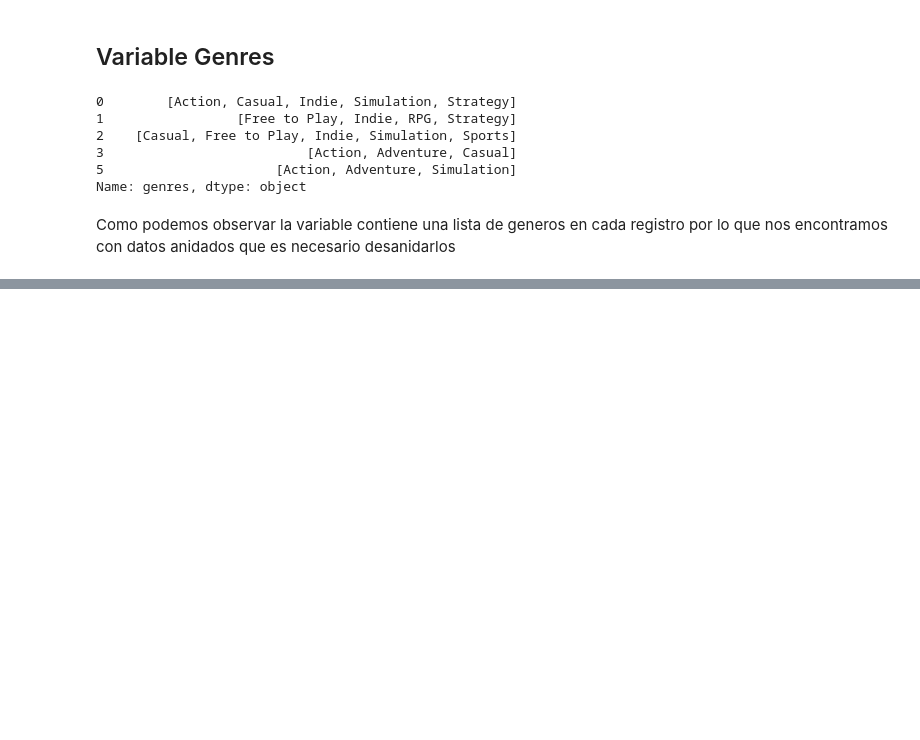
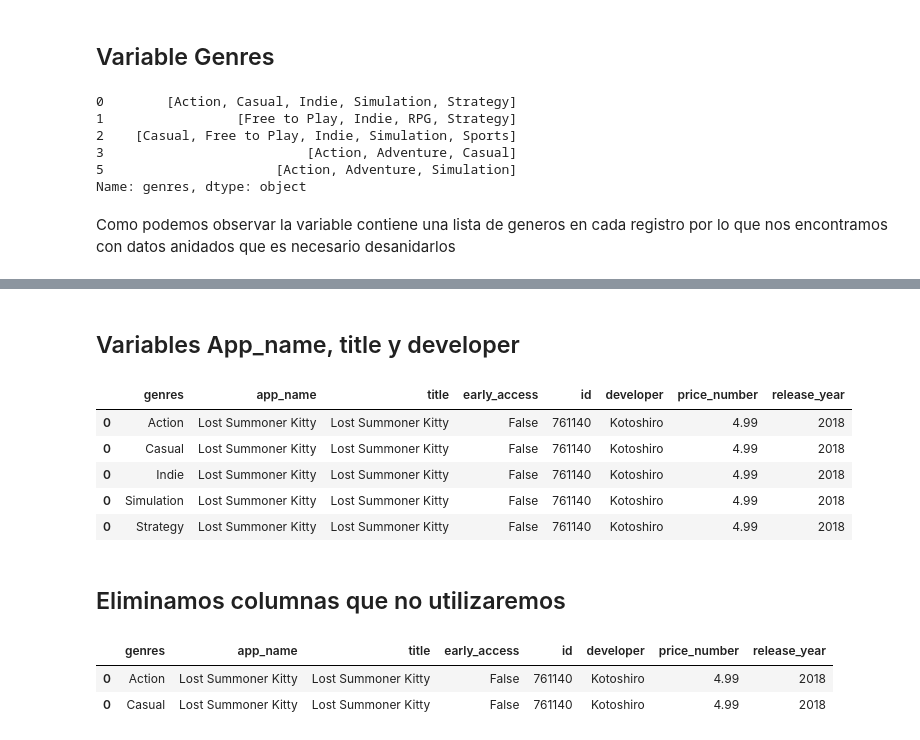
Before and after one commit to ASGuzman/PI_MLOps_Steam, a Jupyter notebook: 01_ETL_Output.ipynb, the cells around one changed output, grey strips where cells are left out. Drawn from its saved outputs; the diff is of its cells as text; code cells hidden in the pictures; blank space fills up the shorter version.

```diff
--- a/01_ETL_Output.ipynb
+++ b/01_ETL_Output.ipynb
@@ -278,3 +278,19 @@ df_output.head()
 | 0 | Kotoshiro | Indie | Lost Summoner Kitty | Lost Summoner Kitty | http://store.steampowered.com/app... | 2018-01-04 | [Strategy, Action, Indie, Casual,... | http://steamcommunity.com/app/761... | [Single-player] | 4.99 | ... |
 | 0 | Kotoshiro | Simulation | Lost Summoner Kitty | Lost Summoner Kitty | http://store.steampowered.com/app... | 2018-01-04 | [Strategy, Action, Indie, Casual,... | http://steamcommunity.com/app/761... | [Single-player] | 4.99 | ... |
 | 0 | Kotoshiro | Strategy | Lost Summoner Kitty | Lost Summoner Kitty | http://store.steampowered.com/app... | 2018-01-04 | [Strategy, Action, Indie, Casual,... | http://steamcommunity.com/app/761... | [Single-player] | 4.99 | ... |
+# %% [markdown]
+## Variables App_name, title y developer
+# %%
+columnas_a_llenar = [ 'app_name', 'title', 'developer']
+df_output[columnas_a_llenar] = df_output[columnas_a_llenar].fillna("Sin datos")
+# %%
+df_output.head()
+# %% [output]
+|  | genres | app_name | title | early_access | id | developer | price_number | release_year |
+| 0 | Action | Lost Summoner Kitty | Lost Summoner Kitty | False | 761140 | Kotoshiro | 4.99 | 2018 |
+| 0 | Casual | Lost Summoner Kitty | Lost Summoner Kitty | False | 761140 | Kotoshiro | 4.99 | 2018 |
+| 0 | Indie | Lost Summoner Kitty | Lost Summoner Kitty | False | 761140 | Kotoshiro | 4.99 | 2018 |
+| 0 | Simulation | Lost Summoner Kitty | Lost Summoner Kitty | False | 761140 | Kotoshiro | 4.99 | 2018 |
+| 0 | Strategy | Lost Summoner Kitty | Lost Summoner Kitty | False | 761140 | Kotoshiro | 4.99 | 2018 |
+# %% [markdown]
+## Eliminamos columnas que no utilizaremos
@@ -280,0 +301,6 @@ df_output.head()
+# %%
+df_output.head(2)
+# %% [output]
+|  | genres | app_name | title | early_access | id | developer | price_number | release_year |
+| 0 | Action | Lost Summoner Kitty | Lost Summoner Kitty | False | 761140 | Kotoshiro | 4.99 | 2018 |
+| 0 | Casual | Lost Summoner Kitty | Lost Summoner Kitty | False | 761140 | Kotoshiro | 4.99 | 2018 |
```
Also changed, not shown: parts of 5 cells of this notebook, 1 other file.
